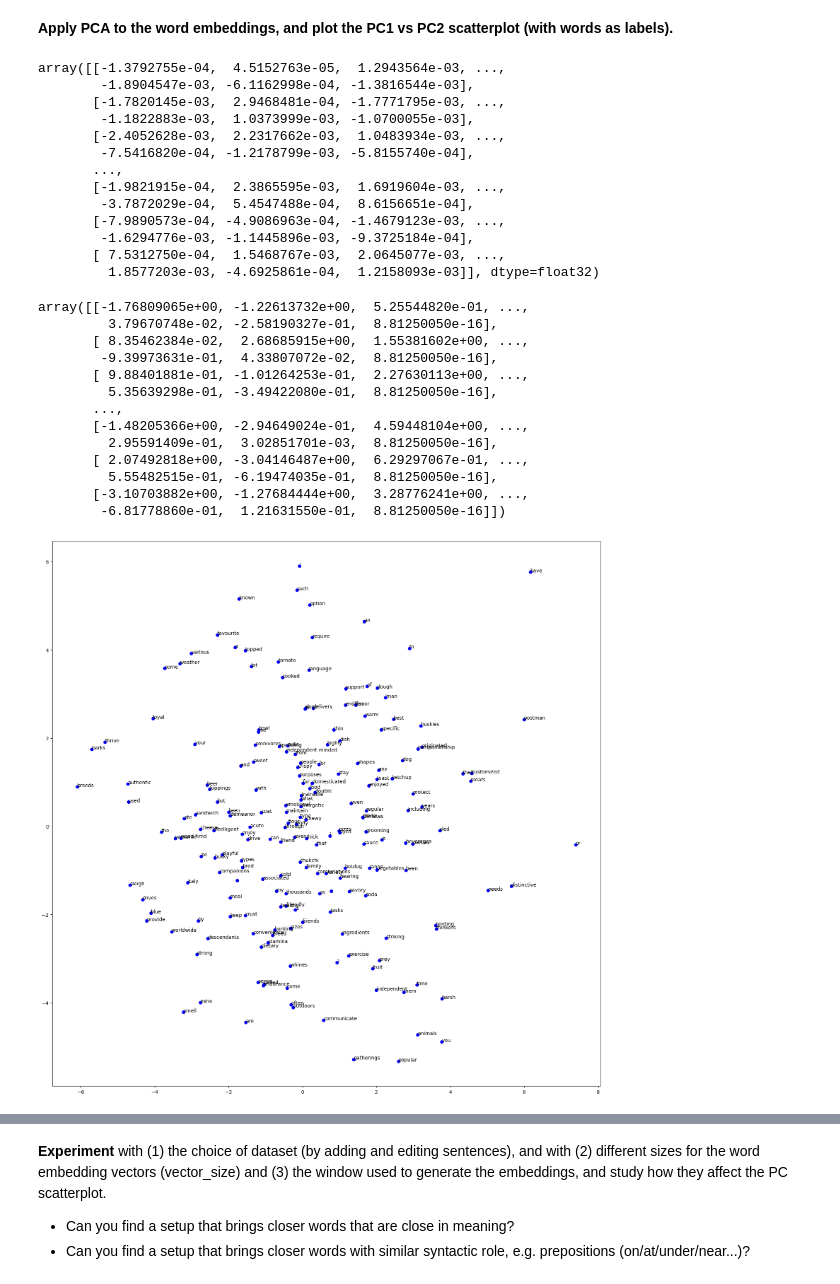
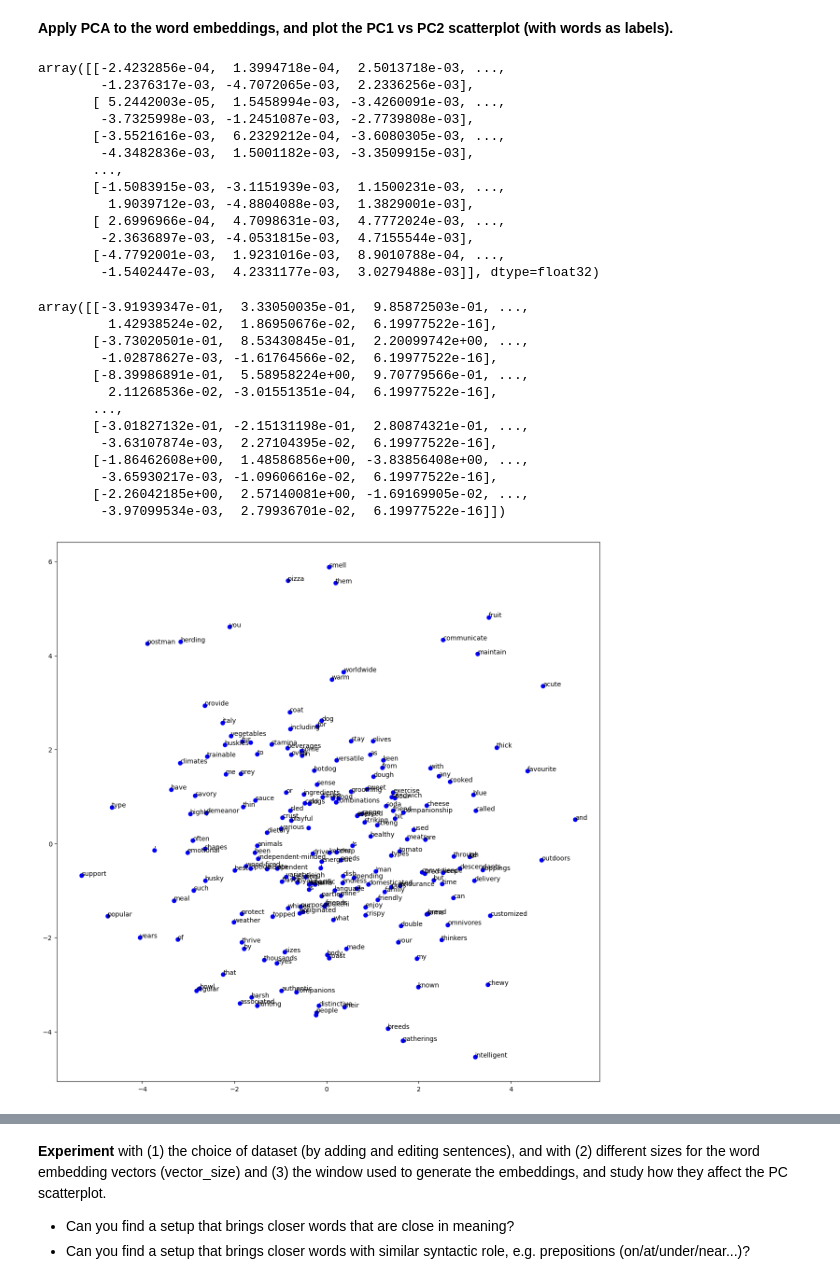
Before and after one commit to dont-text-me/INT3-work, a Jupyter notebook: week-5/word2vec-practical-initial.ipynb, the cells around one changed output, grey strips where cells are left out. Saved outputs shown, nothing was run; the diff lists cells and outputs as text; code cells hidden in the pictures.

```diff
--- a/week-5/word2vec-practical-initial.ipynb
+++ b/week-5/word2vec-practical-initial.ipynb
@@ -99,10 +99,10 @@ sentences = sentences0 + sentences3  # + sentences1 + sentences2
 tokenized_sentences = [word_tokenize(sentence.lower()) for sentence in sentences]
 
 # Number of dimensions for the Word2vec embeddings
-v_size = 400
+v_size = 200
 
 # Window size for the Word2vec training
-w_size = 5
+w_size = 2
 
 # Train Word2Vec model (check the Gensim library for more information)
 # https://radimrehurek.com/gensim/auto_examples/index.html
@@ -195,19 +195,19 @@ for i, key in enumerate(word_embeddings.index_to_key):
 
 np.reshape(X, (-1, v_size))
 # %% [output]
-array([[-1.3792755e-04,  4.5152763e-05,  1.2943564e-03, ...,
-        -1.8904547e-03, -6.1162998e-04, -1.3816544e-03],
-       [-1.7820145e-03,  2.9468481e-04, -1.7771795e-03, ...,
-        -1.1822883e-03,  1.0373999e-03, -1.0700055e-03],
-       [-2.4052628e-03,  2.2317662e-03,  1.0483934e-03, ...,
-        -7.5416820e-04, -1.2178799e-03, -5.8155740e-04],
+array([[-2.4232856e-04,  1.3994718e-04,  2.5013718e-03, ...,
+        -1.2376317e-03, -4.7072065e-03,  2.2336256e-03],
+       [ 5.2442003e-05,  1.5458994e-03, -3.4260091e-03, ...,
+        -3.7325998e-03, -1.2451087e-03, -2.7739808e-03],
+       [-3.5521616e-03,  6.2329212e-04, -3.6080305e-03, ...,
+        -4.3482836e-03,  1.5001182e-03, -3.3509915e-03],
        ...,
-       [-1.9821915e-04,  2.3865595e-03,  1.6919604e-03, ...,
-        -3.7872029e-04,  5.4547488e-04,  8.6156651e-04],
-       [-7.9890573e-04, -4.9086963e-04, -1.4679123e-03, ...,
-        -1.6294776e-03, -1.1445896e-03, -9.3725184e-04],
-       [ 7.5312750e-04,  1.5468767e-03,  2.0645077e-03, ...,
-         1.8577203e-03, -4.6925861e-04,  1.2158093e-03]], dtype=float32)
+       [-1.5083915e-03, -3.1151939e-03,  1.1500231e-03, ...,
+         1.9039712e-03, -4.8804088e-03,  1.3829001e-03],
+       [ 2.6996966e-04,  4.7098631e-03,  4.7772024e-03, ...,
+        -2.3636897e-03, -4.0531815e-03,  4.7155544e-03],
+       [-4.7792001e-03,  1.9231016e-03,  8.9010788e-04, ...,
+        -1.5402447e-03,  4.2331177e-03,  3.0279488e-03]], dtype=float32)
 # %%
 from sklearn.decomposition import PCA
 from sklearn.preprocessing import scale
@@ -217,25 +217,25 @@ pca = PCA()
 X_transformed = pca.fit_transform(X_scaled)
 X_transformed
 # %% [output]
-array([[-1.76809065e+00, -1.22613732e+00,  5.25544820e-01, ...,
-         3.79670748e-02, -2.58190327e-01,  8.81250050e-16],
-       [ 8.35462384e-02,  2.68685915e+00,  1.55381602e+00, ...,
-        -9.39973631e-01,  4.33807072e-02,  8.81250050e-16],
-       [ 9.88401881e-01, -1.01264253e-01,  2.27630113e+00, ...,
-         5.35639298e-01, -3.49422080e-01,  8.81250050e-16],
+array([[-3.91939347e-01,  3.33050035e-01,  9.85872503e-01, ...,
+         1.42938524e-02,  1.86950676e-02,  6.19977522e-16],
+       [-3.73020501e-01,  8.53430845e-01,  2.20099742e+00, ...,
+        -1.02878627e-03, -1.61764566e-02,  6.19977522e-16],
+       [-8.39986891e-01,  5.58958224e+00,  9.70779566e-01, ...,
+         2.11268536e-02, -3.01551351e-04,  6.19977522e-16],
        ...,
-       [-1.48205366e+00, -2.94649024e-01,  4.59448104e+00, ...,
-         2.95591409e-01,  3.02851701e-03,  8.81250050e-16],
-       [ 2.07492818e+00, -3.04146487e+00,  6.29297067e-01, ...,
-         5.55482515e-01, -6.19474035e-01,  8.81250050e-16],
-       [-3.10703882e+00, -1.27684444e+00,  3.28776241e+00, ...,
-        -6.81778860e-01,  1.21631550e-01,  8.81250050e-16]])
+       [-3.01827132e-01, -2.15131198e-01,  2.80874321e-01, ...,
+        -3.63107874e-03,  2.27104395e-02,  6.19977522e-16],
+       [-1.86462608e+00,  1.48586856e+00, -3.83856408e+00, ...,
+        -3.65930217e-03, -1.09606616e-02,  6.19977522e-16],
+       [-2.26042185e+00,  2.57140081e+00, -1.69169905e-02, ...,
+        -3.97099534e-03,  2.79936701e-02,  6.19977522e-16]])
 # %%
-fig, ax = plt.subplots(figsize=(20, 20))
+fig, ax = plt.subplots(figsize=(15, 15))
 ax.scatter(X_transformed[:, 0], X_transformed[:, 1], color="blue")
 
 for i, txt in enumerate(label):
     ax.text(X_transformed[i, 0], X_transformed[i, 1], txt)
 # %% [output]
-[figure, old version]
+[figure, new version]
 # %%
```
Also changed, not shown: parts of 4 cells of this notebook, 1 other file.
